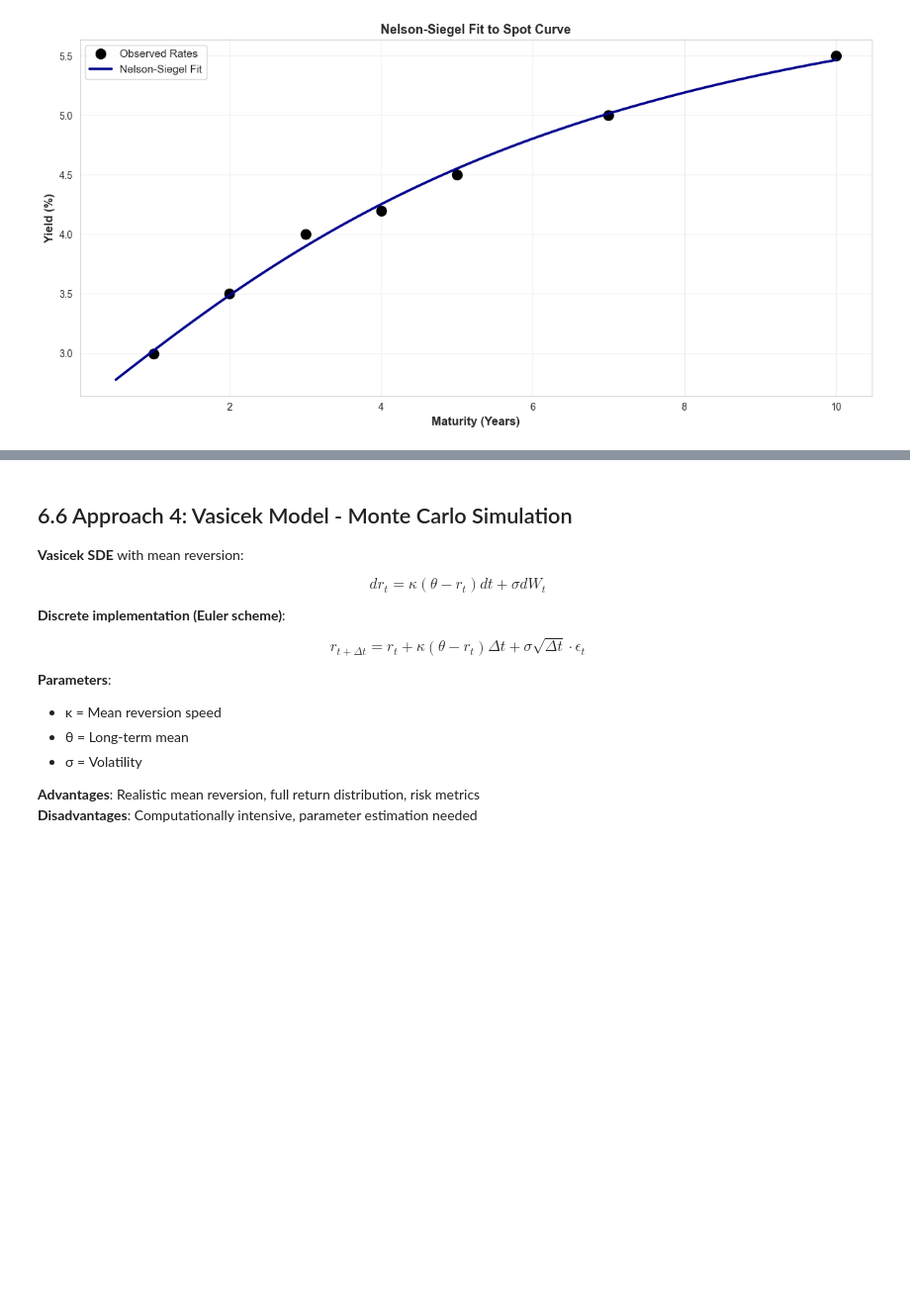
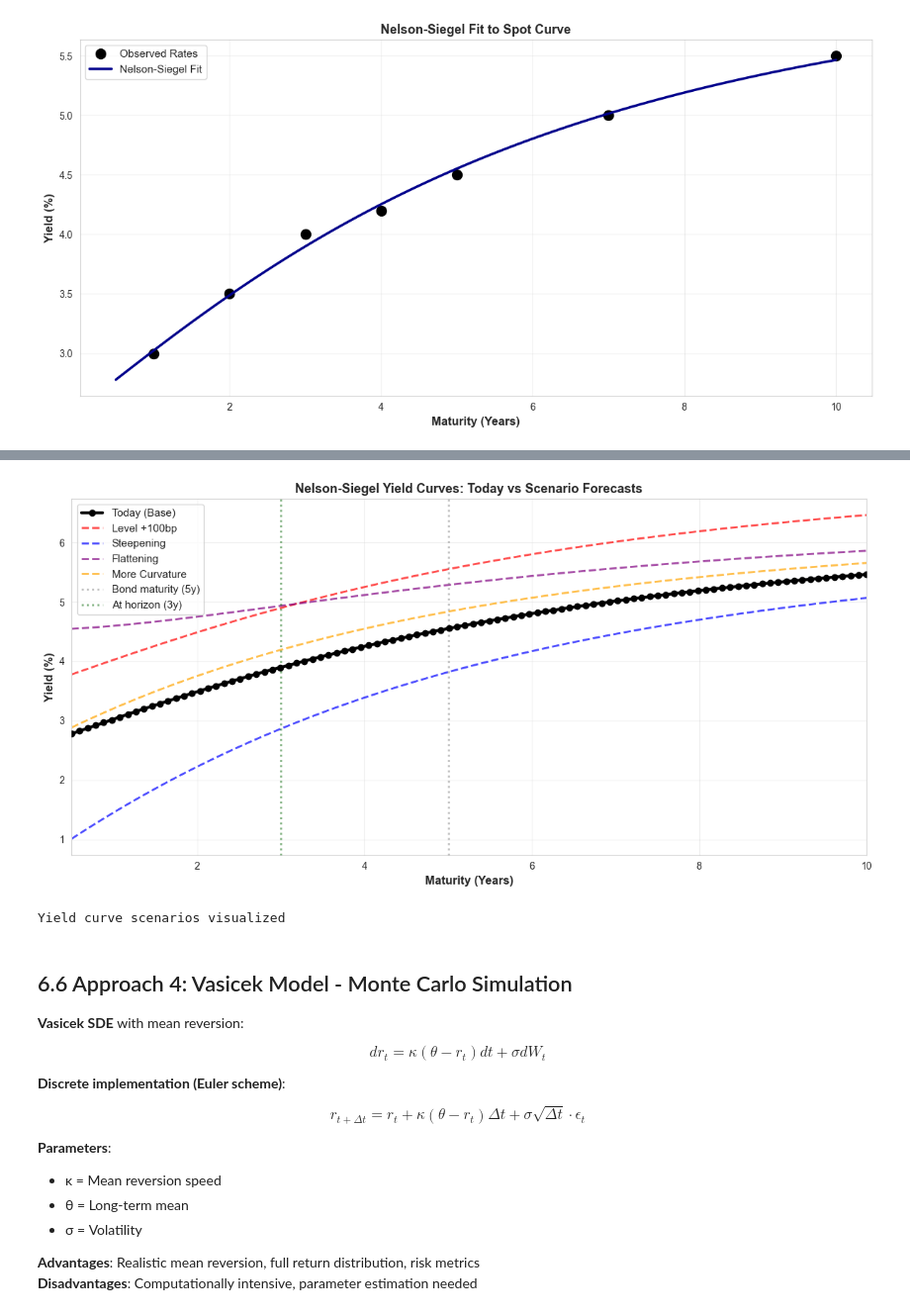
Before and after one commit to andreassteinerconsulting/python_notebooks, a Jupyter notebook: Fixed_Income_Analytics.ipynb, the cells around one changed output, grey strips where cells are left out. Shown at 99% size. Drawn from its saved outputs; the diff is of its cells as text; code cells hidden in the pictures; blank space fills up the shorter version.

```diff
--- a/Fixed_Income_Analytics.ipynb
+++ b/Fixed_Income_Analytics.ipynb
@@ -1608,3 +1769,40 @@ plt.show()
+# %%
+# Show yield curves for each scenario
+fig, ax = plt.subplots(figsize=(12, 6))
+
+tau_fine = np.linspace(0.5, 10, 100)
+
+# Plot today's curve
+y_today = nelson_siegel(tau_fine, beta0_today, beta1_today, beta2_today, lambda_ns)
+ax.plot(tau_fine, y_today * 100, 'o-', linewidth=3, markersize=6, color='black', label='Today (Base)', zorder=10)
+
+# Plot scenario curves
+scenario_colors = {'Level +100bp': 'red', 'Steepening': 'blue', 'Flattening': 'purple', 'More Curvature': 'orange'}
+
+for scenario_name, params in list(scenarios_ns.items())[1:]:  # Skip base case
+    if scenario_name in scenario_colors:
+        beta0, beta1, beta2 = params['beta0'], params['beta1'], params['beta2']
+        y_scenario = nelson_siegel(tau_fine, beta0, beta1, beta2, lambda_ns)
+        ax.plot(tau_fine, y_scenario * 100, linestyle='--', linewidth=2, color=scenario_colors[scenario_name], label=scenario_name, alpha=0.7)
+
+# Mark bond position
+ax.axvline(bond_maturity, color='gray', linestyle=':', linewidth=2, alpha=0.5, label=f'Bond maturity ({bond_maturity}y)')
+ax.axvline(remaining_maturity_at_horizon, color='darkgreen', linestyle=':', linewidth=2, alpha=0.5, label=f'At horizon ({remaining_maturity_at_horizon}y)')
+
+ax.set_xlabel('Maturity (Years)', fontsize=12, fontweight='bold')
+ax.set_ylabel('Yield (%)', fontsize=12, fontweight='bold')
+ax.set_title('Nelson-Siegel Yield Curves: Today vs Scenario Forecasts', fontsize=13, fontweight='bold')
+ax.legend(fontsize=11, loc='best')
+ax.grid(True, alpha=0.3)
+ax.set_xlim(0.5, 10)
+
+plt.tight_layout()
+plt.show()
+
+print('Yield curve scenarios visualized')
+# %% [output]
+[figure, added]
+Yield curve scenarios visualized
 # %% [markdown]
 ## 6.6 Approach 4: Vasicek Model - Monte Carlo Simulation
 
```
Also changed, not shown: parts of 5 cells of this notebook.
